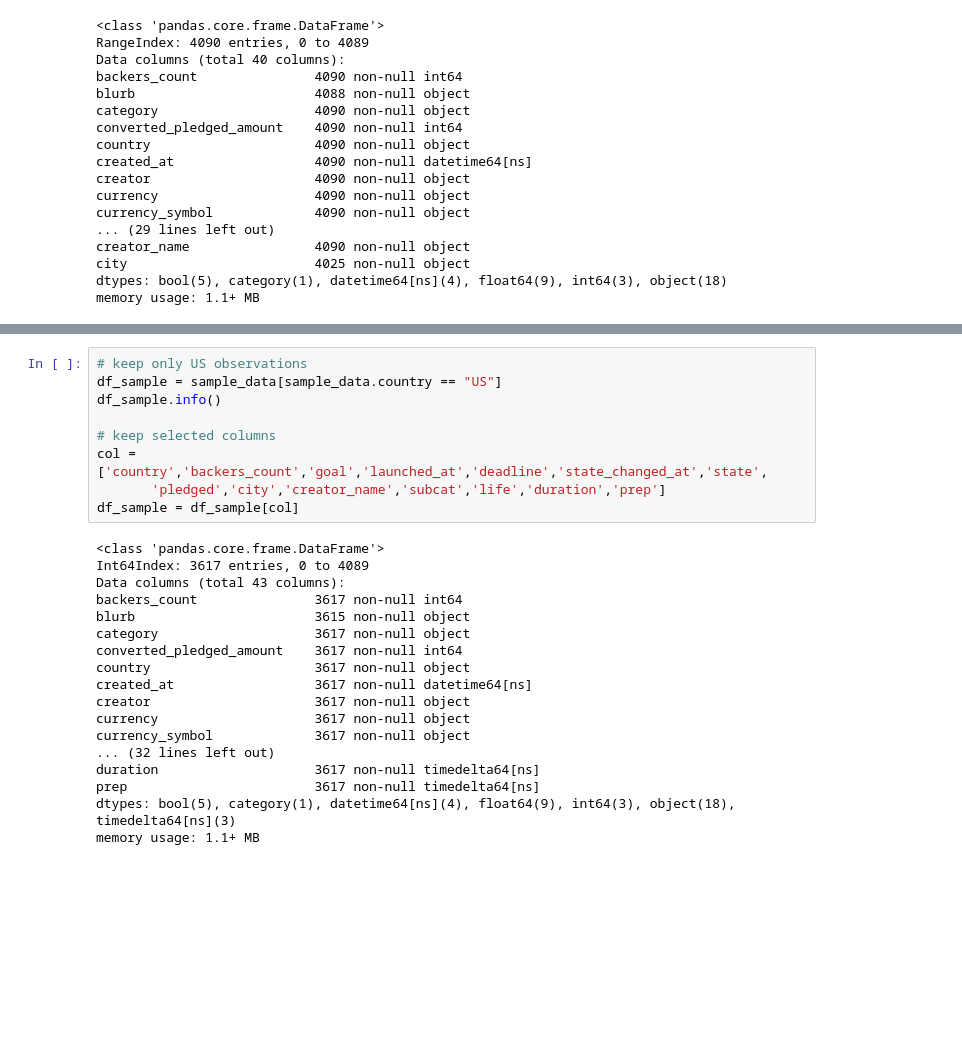
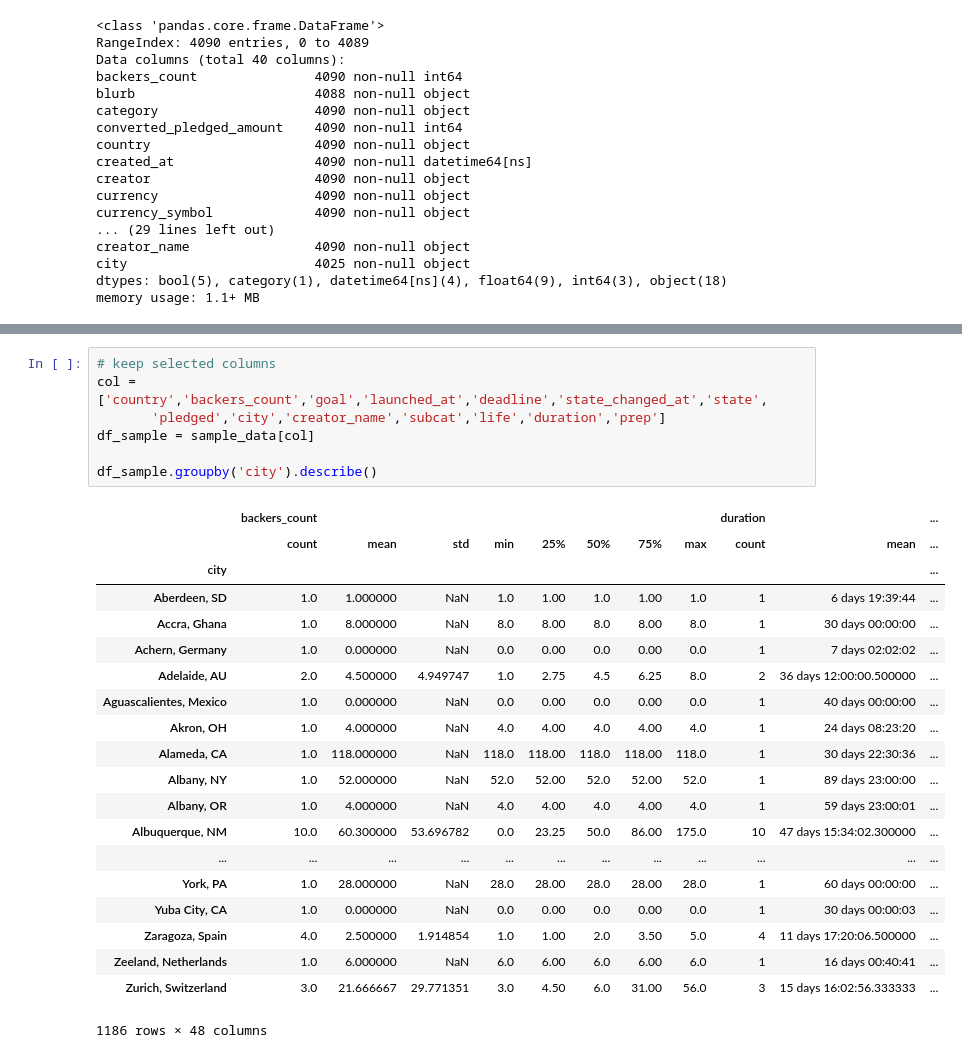
Before and after one commit to fansi-sifan/Kickstarter_survivor, a Jupyter notebook: Kickstarter_survivors.ipynb, the cells around one changed output, grey strips where cells are left out. Drawn from its saved outputs; the diff is of its cells as text; blank space fills up the shorter version.

```diff
--- a/Kickstarter_survivors.ipynb
+++ b/Kickstarter_survivors.ipynb
@@ -120,27 +91,28 @@ Name: prep, Length: 4090, dtype: timedelta64[ns]
 # %%
-# keep only US observations
-df_sample = sample_data[sample_data.country == "US"]
-df_sample.info()
-
 # keep selected columns
 col = ['country','backers_count','goal','launched_at','deadline','state_changed_at','state',
        'pledged','city','creator_name','subcat','life','duration','prep']
-df_sample = df_sample[col]
+df_sample = sample_data[col]
+
+df_sample.groupby('city').describe()
 # %% [output]
+|  | backers_count |  |  |  |  |  |  |  | duration |  | ... |
+|  | count | mean | std | min | 25% | 50% | 75% | max | count | mean | ... |
+| city |  |  |  |  |  |  |  |  |  |  | ... |
+| Aberdeen, SD | 1.0 | 1.000000 | NaN | 1.0 | 1.00 | 1.0 | 1.00 | 1.0 | 1 | 6 days 19:39:44 | ... |
+| Accra, Ghana | 1.0 | 8.000000 | NaN | 8.0 | 8.00 | 8.0 | 8.00 | 8.0 | 1 | 30 days 00:00:00 | ... |
+| Achern, Germany | 1.0 | 0.000000 | NaN | 0.0 | 0.00 | 0.0 | 0.00 | 0.0 | 1 | 7 days 02:02:02 | ... |
+| Adelaide, AU | 2.0 | 4.500000 | 4.949747 | 1.0 | 2.75 | 4.5 | 6.25 | 8.0 | 2 | 36 days 12:00:00.500000 | ... |
+| Aguascalientes, Mexico | 1.0 | 0.000000 | NaN | 0.0 | 0.00 | 0.0 | 0.00 | 0.0 | 1 | 40 days 00:00:00 | ... |
+| Akron, OH | 1.0 | 4.000000 | NaN | 4.0 | 4.00 | 4.0 | 4.00 | 4.0 | 1 | 24 days 08:23:20 | ... |
+| Alameda, CA | 1.0 | 118.000000 | NaN | 118.0 | 118.00 | 118.0 | 118.00 | 118.0 | 1 | 30 days 22:30:36 | ... |
+| Albany, NY | 1.0 | 52.000000 | NaN | 52.0 | 52.00 | 52.0 | 52.00 | 52.0 | 1 | 89 days 23:00:00 | ... |
+| Albany, OR | 1.0 | 4.000000 | NaN | 4.0 | 4.00 | 4.0 | 4.00 | 4.0 | 1 | 59 days 23:00:01 | ... |
+| Albuquerque, NM | 10.0 | 60.300000 | 53.696782 | 0.0 | 23.25 | 50.0 | 86.00 | 175.0 | 10 | 47 days 15:34:02.300000 | ... |
+| ... | ... | ... | ... | ... | ... | ... | ... | ... | ... | ... | ... |
+| York, PA | 1.0 | 28.000000 | NaN | 28.0 | 28.00 | 28.0 | 28.00 | 28.0 | 1 | 60 days 00:00:00 | ... |
+| Yuba City, CA | 1.0 | 0.000000 | NaN | 0.0 | 0.00 | 0.0 | 0.00 | 0.0 | 1 | 30 days 00:00:03 | ... |
+| Zaragoza, Spain | 4.0 | 2.500000 | 1.914854 | 1.0 | 1.00 | 2.0 | 3.50 | 5.0 | 4 | 11 days 17:20:06.500000 | ... |
+| Zeeland, Netherlands | 1.0 | 6.000000 | NaN | 6.0 | 6.00 | 6.0 | 6.00 | 6.0 | 1 | 16 days 00:40:41 | ... |
+| Zurich, Switzerland | 3.0 | 21.666667 | 29.771351 | 3.0 | 4.50 | 6.0 | 31.00 | 56.0 | 3 | 15 days 16:02:56.333333 | ... |
-<class 'pandas.core.frame.DataFrame'>
-Int64Index: 3617 entries, 0 to 4089
-Data columns (total 43 columns):
-backers_count               3617 non-null int64
-blurb                       3615 non-null object
-category                    3617 non-null object
-converted_pledged_amount    3617 non-null int64
-country                     3617 non-null object
-created_at                  3617 non-null datetime64[ns]
-creator                     3617 non-null object
-currency                    3617 non-null object
-currency_symbol             3617 non-null object
-... (32 lines left out)
-duration                    3617 non-null timedelta64[ns]
-prep                        3617 non-null timedelta64[ns]
-dtypes: bool(5), category(1), datetime64[ns](4), float64(9), int64(3), object(18), timedelta64[ns](3)
-memory usage: 1.1+ MB
+1186 rows × 48 columns
```
Also changed, not shown: parts of 10 cells of this notebook, 1 other file.
